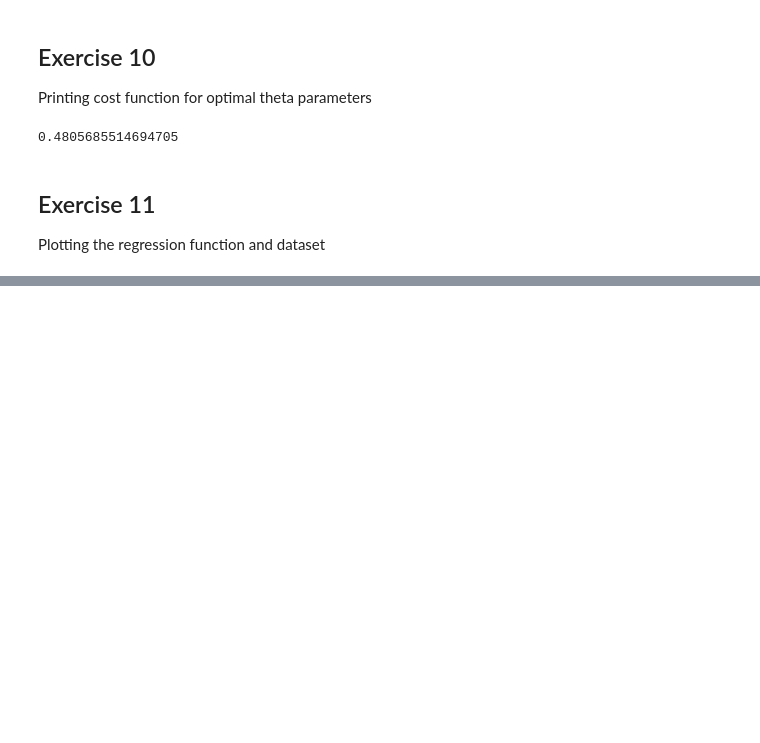
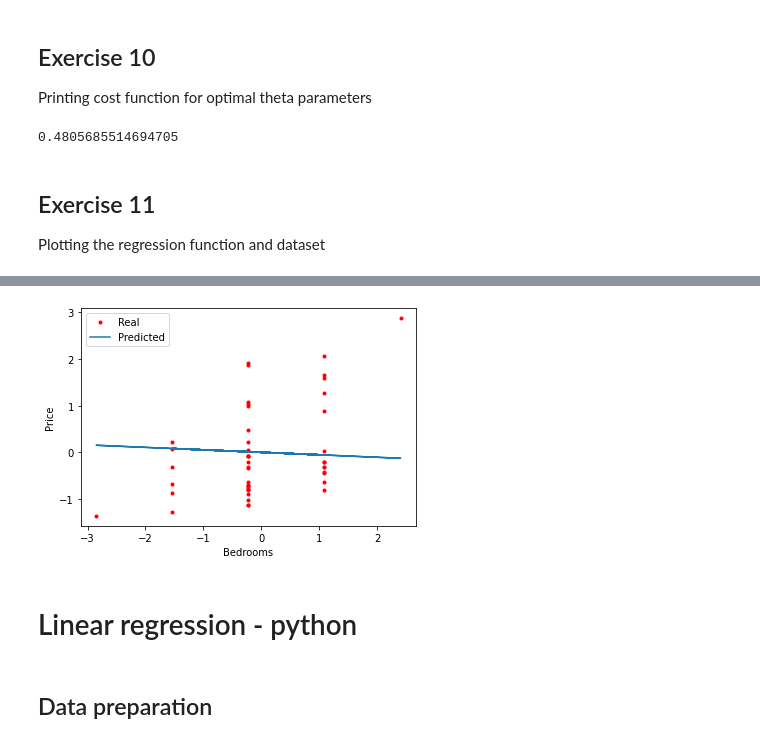
Before and after one commit to jagajda/machine-learning, a Jupyter notebook: Lab2/lab2.ipynb, the cells around one changed output, grey strips where cells are left out. Drawn from its saved outputs; the diff is of its cells as text; code cells hidden in the pictures; blank space fills up the shorter version.

```diff
--- a/Lab2/lab2.ipynb
+++ b/Lab2/lab2.ipynb
@@ -352,0 +368,12 @@ plt.show()
+# %%
+plt.plot(X2, y, '.r', X2, predY2)
+plt.xlabel('Bedrooms')
+plt.ylabel('Price')
+plt.legend(['Real', 'Predicted'])
+plt.show()
+# %% [output]
+[figure, added]
+# %% [markdown]
+# Linear regression - python
+# %% [markdown]
+## Data preparation
```
Also changed, not shown: parts of 21 cells of this notebook.
